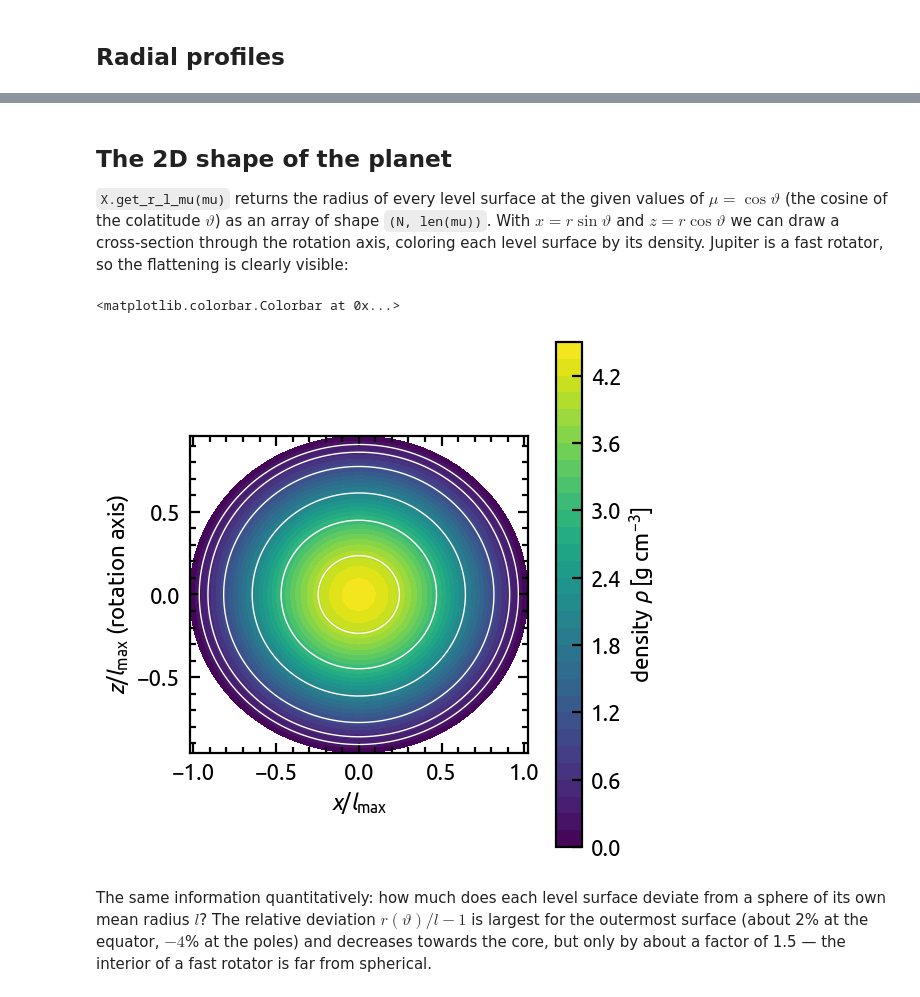
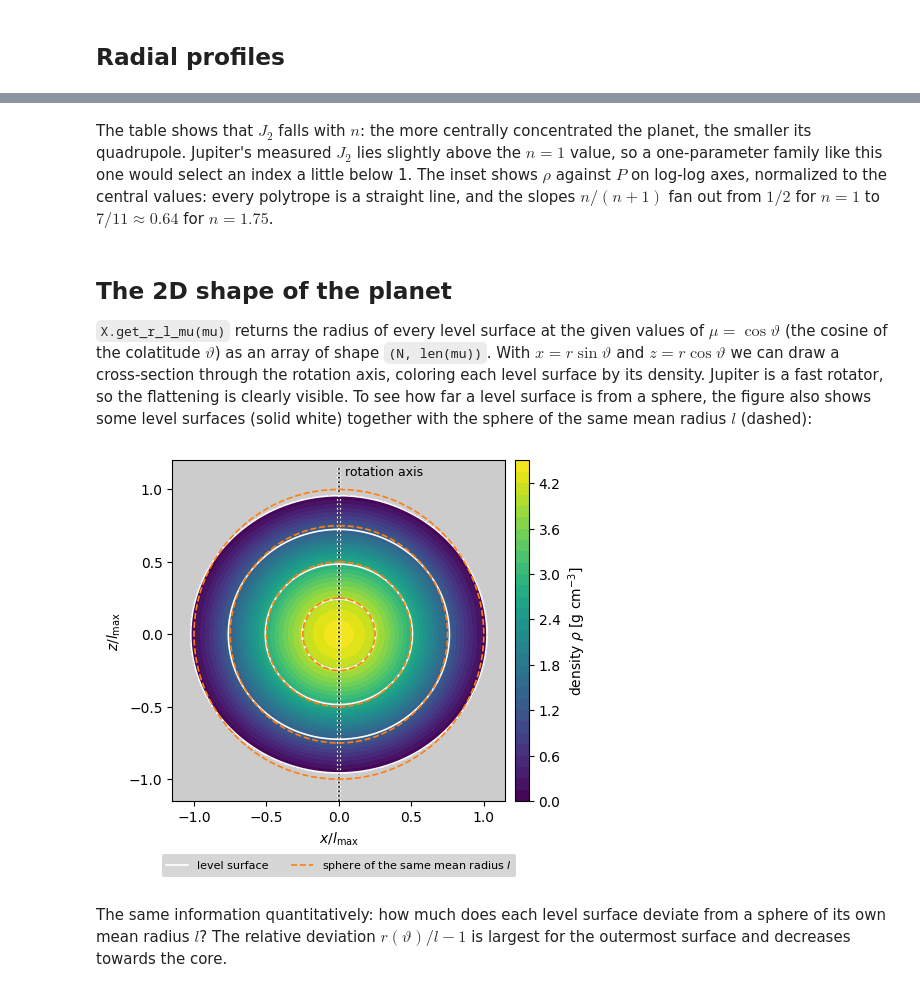
Before and after one commit to lucamorf/PyToF, a Jupyter notebook: tutorial/02_plotting.ipynb, the cells around one changed output, grey strips where cells are left out. Drawn from its saved outputs; the diff is of its cells as text; code cells hidden in the pictures.

Commit message:
Notebooks: tutorials adapted to the new messages/options, atmosphere and Neptune sections expanded
Co-Authored-By: Claude Sonnet 5.5 <noreply@anthropic.com>

```diff
--- a/tutorial/02_plotting.ipynb
+++ b/tutorial/02_plotting.ipynb
@@ -7,6 +7,4 @@ PyToF does not ship a plotting module. Everything it computes is a numpy array,
 # %%
-import sys
-import pathlib
 import inspect
 
 import numpy as np
@@ -14,21 +12,10 @@ import matplotlib.pyplot as plt
 import matplotlib.cm as cm
 import matplotlib.colors as mcolors
 
-# Optional personal matplotlib style: used if a file mpl_config.py exists in a
-# folder above this one, silently ignored otherwise.
-for parent in pathlib.Path.cwd().resolve().parents[:4]:
-    if (parent / "mpl_config.py").exists():
-        sys.path.insert(0, str(parent))
-        break
-try:
-    from mpl_config import apply_mpl_opts
-
-    apply_mpl_opts()
-except ImportError:
-    pass  # plain matplotlib defaults
-
 from PyToF import ToF
 from tutorial_utils import JUPITER_RADIUS, Bessel, LABELS, jupiter, profiles
+
+plt.rcParams["figure.figsize"] = (5.2, 3.9)  # smaller default figures
 # %% [markdown]
 ## What is in a relaxed model
 
@@ -159,25 +131,49 @@ Text(0, 0.5, 'density $\\rho$ [g cm$^{-3}$]')
+# %% [markdown]
+The table shows that $J_2$ falls with $n$: the more centrally concentrated the planet, the smaller its quadrupole. Jupiter's measured $J_2$ lies slightly above the $n=1$ value, so a one-parameter family like this one would select an index a little below 1. The inset shows $\rho$ against $P$ on log-log axes, normalized to the central values: every polytrope is a straight line, and the slopes $n/(n+1)$ fan out from $1/2$ for $n=1$ to $7/11\approx0.64$ for $n=1.75$.
 # %% [markdown]
 ## The 2D shape of the planet
 
-`X.get_r_l_mu(mu)` returns the radius of every level surface at the given values of $\mu=\cos\vartheta$ (the cosine of the colatitude $\vartheta$) as an array of shape `(N, len(mu))`. With $x = r\sin\vartheta$ and $z = r\cos\vartheta$ we can draw a cross-section through the rotation axis, coloring each level surface by its density. Jupiter is a fast rotator, so the flattening is clearly visible:
+`X.get_r_l_mu(mu)` returns the radius of every level surface at the given values of $\mu=\cos\vartheta$ (the cosine of the colatitude $\vartheta$) as an array of shape `(N, len(mu))`. With $x = r\sin\vartheta$ and $z = r\cos\vartheta$ we can draw a cross-section through the rotation axis, coloring each level surface by its density. Jupiter is a fast rotator, so the flattening is clearly visible. To see how far a level surface is from a sphere, the figure also shows some level surfaces (solid white) together with the sphere of the same mean radius $l$ (dashed):
 # %%
+import matplotlib.patheffects as pe
+from mpl_toolkits.axes_grid1 import make_axes_locatable
+
 theta = np.linspace(0, 2 * np.pi, 721)  # 0..pi: right half, pi..2pi: left half
 r = X.get_r_l_mu(np.cos(theta))  # (N, len(theta)), in m
 xs, zs = r * np.sin(theta) / X.li[0], r * np.cos(theta) / X.li[0]
 rho_shell = np.outer(X.rhoi / 1000, np.ones_like(theta))
 
-fig, ax = plt.subplots(figsize=(5.6, 6.4), layout="constrained")
+fig, ax = plt.subplots(figsize=(4.6, 4.6))
+ax.set_facecolor("0.8")  # grey, so that the white lines are visible outside of the planet
 cs = ax.contourf(xs, zs, rho_shell, levels=40, cmap="viridis")
-ax.contour(xs, zs, rho_shell, levels=[0.25, 0.5, 1, 2, 3, 4], colors="white", linewidths=1.0)
+
+# some level surfaces (solid) and the sphere of the same mean radius l (dashed):
+phi = np.linspace(0, 2 * np.pi, 361)
+for k, fraction in enumerate([1.0, 0.75, 0.5, 0.25]):
+    i = np.argmin(np.abs(X.li / X.li[0] - fraction))
+    l = X.li[i] / X.li[0]
+    ax.plot(xs[i], zs[i], color="w", linewidth=1.2, label="level surface" if k == 0 else None)
+    ax.plot(l * np.sin(phi), l * np.cos(phi), color="tab:orange", linestyle="--", linewidth=1.2,
+            label="sphere of the same mean radius $l$" if k == 0 else None)
+
+# rotation axis (with a white halo so that it is visible on every background):
+ax.plot([0, 0], [-1.15, 1.15], "k:", linewidth=1.2, zorder=1.5, path_effects=[pe.withStroke(linewidth=3, foreground="w")])
+ax.text(0.04, 1.12, "rotation axis", fontsize=9, va="center")
+
+ax.set_xlim(-1.15, 1.15)
+ax.set_ylim(-1.15, 1.2)
 ax.set_aspect("equal")
 ax.set_xlabel(r"$x / l_\mathrm{max}$")
-ax.set_ylabel(r"$z / l_\mathrm{max}$ (rotation axis)")
-fig.colorbar(cs, ax=ax, label=LABELS["rho"], shrink=0.8)
+ax.set_ylabel(r"$z / l_\mathrm{max}$")
+ax.legend(loc="upper center", bbox_to_anchor=(0.5, -0.14), ncol=2, facecolor="0.8", edgecolor="none", fontsize=8)  # grey box: the white line is visible
+
+# colorbar with exactly the height of the axes:
+cax = make_axes_locatable(ax).append_axes("right", size="4%", pad=0.1)
+fig.colorbar(cs, cax=cax, label=LABELS["rho"]);
 # %% [output]
-<matplotlib.colorbar.Colorbar at 0x...>
-[figure, old version]
+[figure, new version]
 # %% [markdown]
-The same information quantitatively: how much does each level surface deviate from a sphere of its own mean radius $l$? The relative deviation $r(\vartheta)/l - 1$ is largest for the outermost surface (about 2% at the equator, $-4$% at the poles) and decreases towards the core, but only by about a factor of 1.5 — the interior of a fast rotator is far from spherical.
+The same information quantitatively: how much does each level surface deviate from a sphere of its own mean radius $l$? The relative deviation $r(\vartheta)/l - 1$ is largest for the outermost surface and decreases towards the core.
 # %%
 theta = np.linspace(0, np.pi, 361)
 r = X.get_r_l_mu(np.cos(theta))
```
Also changed, not shown: parts of 15 cells of this notebook, 6 other files.
